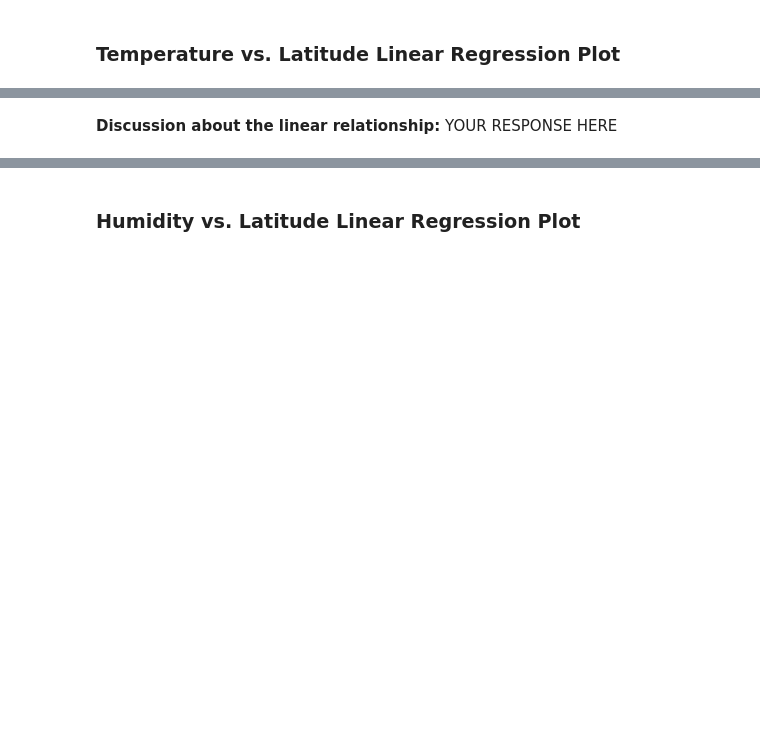
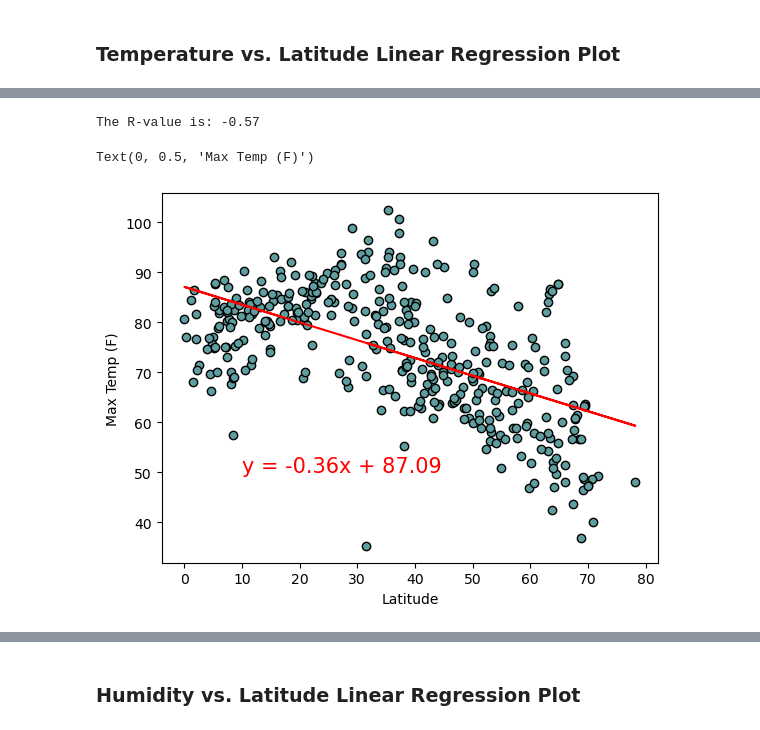
Before and after one commit to mfeas/python-api-challenge, a Jupyter notebook: WeatherPy.ipynb, the cells around one changed output, grey strips where cells are left out. Drawn from its saved outputs; the diff is of its cells as text; code cells hidden in the pictures; blank space fills up the shorter version.

```diff
--- a/WeatherPy.ipynb
+++ b/WeatherPy.ipynb
@@ -274,2 +272,16 @@ plt.show()
+# %%
+# Define a function to create Linear Regression plots
+
+def linear_reg(x,y):
+    print("The R-value is: {}".format(round(st.pearsonr(x,y)[0],2)))
+    (slope, intercept, rvalue, pvalue, stderr) = linregress(x, y)
+    regress_values = x * slope + intercept
+    line_eq = "y = {}x + {}".format(round(slope,2), round(intercept,2))
+    plt.scatter(x, y, c="cadetblue", edgecolors="black")
+    plt.plot(x,regress_values,"r-")
+    return line_eq
+
+def annotate(line_eq, a, b):
+    plt.annotate(line_eq,(a,b),fontsize=15,color="red")
 # %%
 # Create a DataFrame with the Northern Hemisphere data (Latitude >= 0)
@@ -316,2 +318,11 @@ The r-value is: 0.4121057168607245
-# %% [markdown]
-**Discussion about the linear relationship:** YOUR RESPONSE HERE
+# %%
+# Linear regression on Northern Hemisphere
+
+equation = linear_reg(northern_hemi_df["Lat"], northern_hemi_df["Max Temp"])
+annotate(equation, 10, 50)
+plt.xlabel("Latitude")
+plt.ylabel("Max Temp (F)")
+# %% [output]
+The R-value is: -0.57
+Text(0, 0.5, 'Max Temp (F)')
+[figure, added]
```
Also changed, not shown: parts of 35 cells of this notebook, 5 other files.
